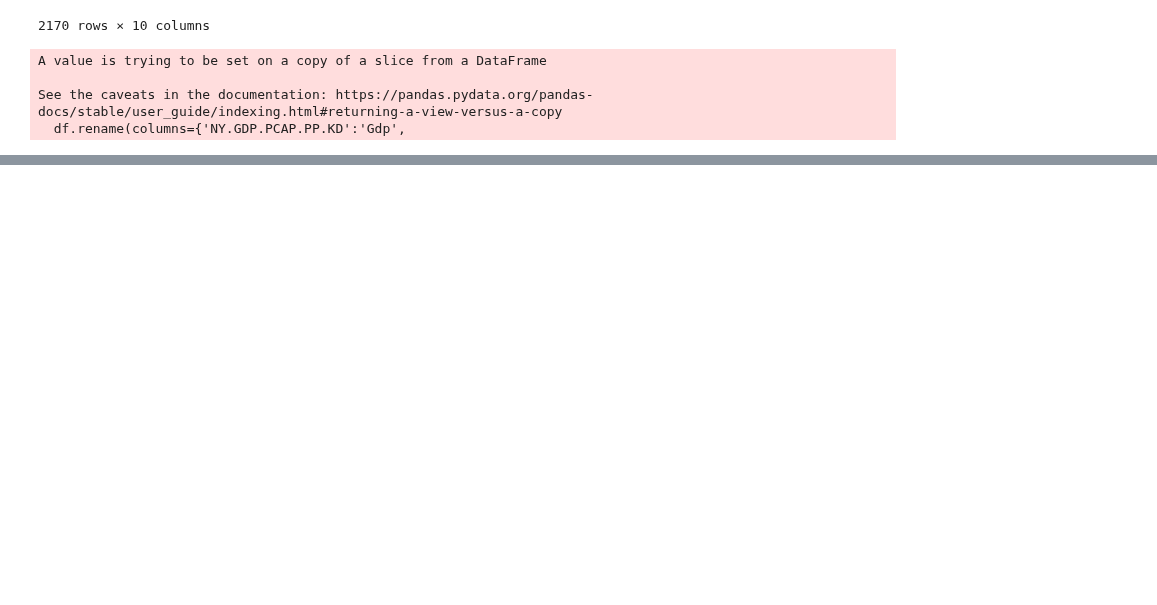
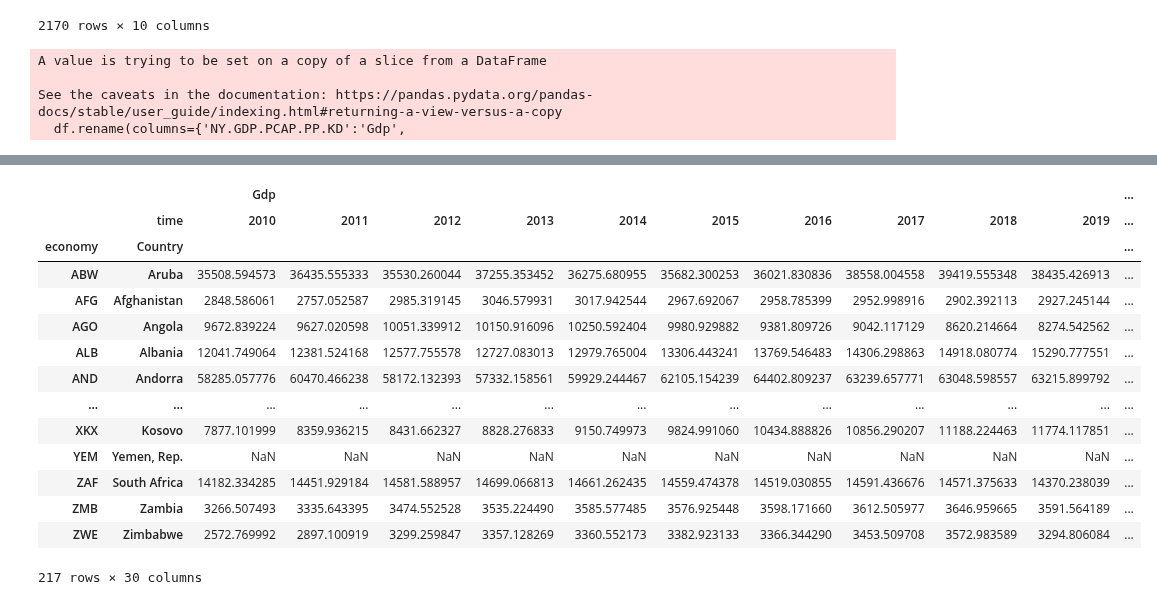
Before and after one commit to it-ces/PUBLIC-AI, a Jupyter notebook: short-labs-pandas/solow_data(ai_page).ipynb, the cells around one changed output, grey strips where cells are left out. Saved outputs shown, nothing was run; the diff lists cells and outputs as text; code cells hidden in the pictures; blank space fills up the shorter version.

```diff
--- a/short-labs-pandas/solow_data(ai_page).ipynb
+++ b/short-labs-pandas/solow_data(ai_page).ipynb
@@ -104,3 +154,21 @@ df   = df.pivot(index = ['economy', 'Country'], columns='time', values=['Gdp',	'
+# %%
+df
+# %% [output]
+|  |  | Gdp |  |  |  |  |  |  |  |  |  | ... |
+|  | time | 2010 | 2011 | 2012 | 2013 | 2014 | 2015 | 2016 | 2017 | 2018 | 2019 | ... |
+| economy | Country |  |  |  |  |  |  |  |  |  |  | ... |
+| ABW | Aruba | 35508.594573 | 36435.555333 | 35530.260044 | 37255.353452 | 36275.680955 | 35682.300253 | 36021.830836 | 38558.004558 | 39419.555348 | 38435.426913 | ... |
+| AFG | Afghanistan | 2848.586061 | 2757.052587 | 2985.319145 | 3046.579931 | 3017.942544 | 2967.692067 | 2958.785399 | 2952.998916 | 2902.392113 | 2927.245144 | ... |
+| AGO | Angola | 9672.839224 | 9627.020598 | 10051.339912 | 10150.916096 | 10250.592404 | 9980.929882 | 9381.809726 | 9042.117129 | 8620.214664 | 8274.542562 | ... |
+| ALB | Albania | 12041.749064 | 12381.524168 | 12577.755578 | 12727.083013 | 12979.765004 | 13306.443241 | 13769.546483 | 14306.298863 | 14918.080774 | 15290.777551 | ... |
+| AND | Andorra | 58285.057776 | 60470.466238 | 58172.132393 | 57332.158561 | 59929.244467 | 62105.154239 | 64402.809237 | 63239.657771 | 63048.598557 | 63215.899792 | ... |
+| ... | ... | ... | ... | ... | ... | ... | ... | ... | ... | ... | ... | ... |
+| XKX | Kosovo | 7877.101999 | 8359.936215 | 8431.662327 | 8828.276833 | 9150.749973 | 9824.991060 | 10434.888826 | 10856.290207 | 11188.224463 | 11774.117851 | ... |
+| YEM | Yemen, Rep. | NaN | NaN | NaN | NaN | NaN | NaN | NaN | NaN | NaN | NaN | ... |
+| ZAF | South Africa | 14182.334285 | 14451.929184 | 14581.588957 | 14699.066813 | 14661.262435 | 14559.474378 | 14519.030855 | 14591.436676 | 14571.375633 | 14370.238039 | ... |
+| ZMB | Zambia | 3266.507493 | 3335.643395 | 3474.552528 | 3535.224490 | 3585.577485 | 3576.925448 | 3598.171660 | 3612.505977 | 3646.959665 | 3591.564189 | ... |
+| ZWE | Zimbabwe | 2572.769992 | 2897.100919 | 3299.259847 | 3357.128269 | 3360.552173 | 3382.923133 | 3366.344290 | 3453.509708 | 3572.983589 | 3294.806084 | ... |
+217 rows × 30 columns
 # %%
 df.columns = [col[0] + str(col[1]) for col in df.columns]
 # %%
```
Also changed, not shown: parts of 12 cells of this notebook.
